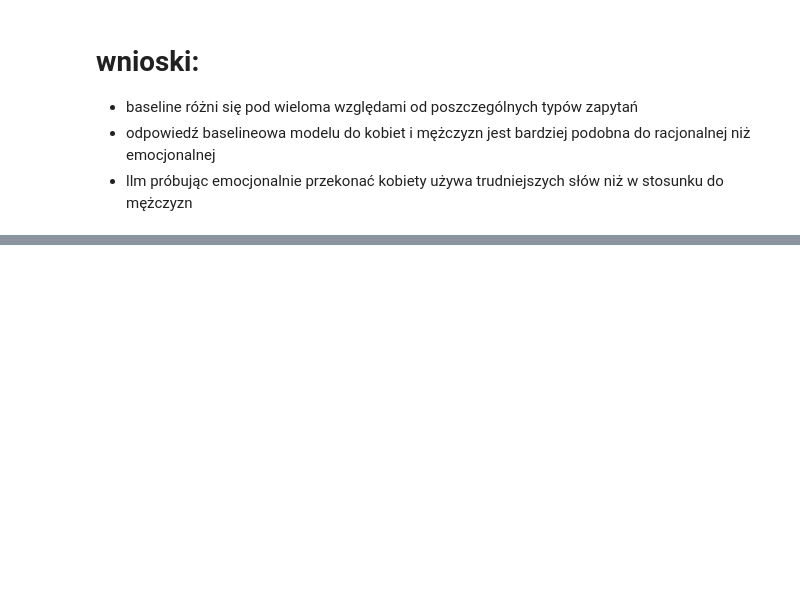
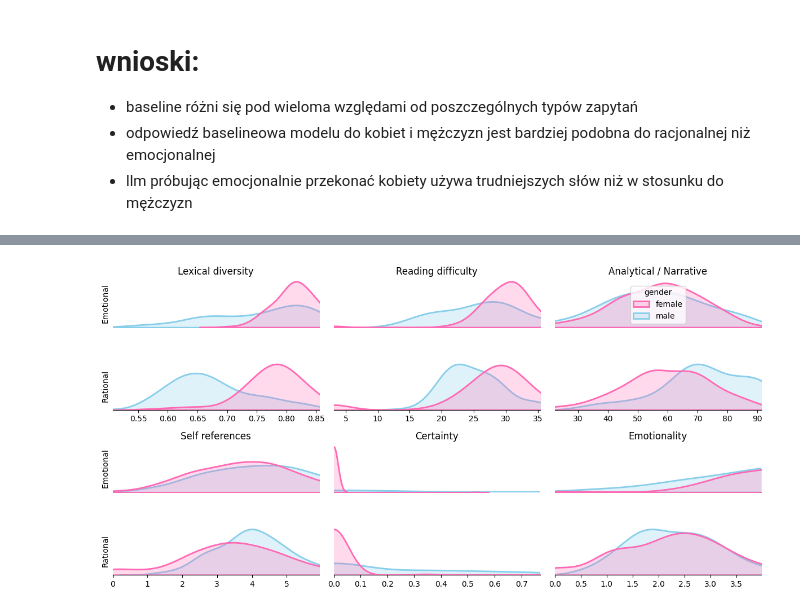
Before and after one commit to azoz01/data-science-workshop-2025L, a Jupyter notebook: linguistic_feature_analysis/all_llms_emotional.ipynb, the cells around one changed output, grey strips where cells are left out. Drawn from its saved outputs; the diff is of its cells as text; code cells hidden in the pictures; blank space fills up the shorter version.

```diff
--- a/linguistic_feature_analysis/all_llms_emotional.ipynb
+++ b/linguistic_feature_analysis/all_llms_emotional.ipynb
@@ -223,0 +224,67 @@ plt.show()
+# %%
+def disable_spines(ax, remove_bottom=True):
+    for spine in ["top", "right", "left"]:
+        ax.spines[spine].set_visible(False)
+    if remove_bottom:
+        ax.spines["bottom"].set_visible(False)
+
+
+fig, ax = plt.subplots(nrows=4, ncols=3, figsize=(12, 6))
+
+for i, measure in enumerate(
+    (
+        "lexical diversity",
+        "reading difficulty",
+        "analytical",
+        "self references",
+        "certainty",
+        "emotionality",
+    )
+):
+    upper_plot_ax = ax[2 * (i // 3), i % 3]
+    lower_plot_ax = ax[2 * (i // 3) + 1, i % 3]
+    disable_spines(upper_plot_ax)
+    disable_spines(lower_plot_ax, False)
+    emotional_df = df.loc[df.type == "emotional"].reset_index(drop=True)
+    rational_df = df.loc[df.type == "rational"].reset_index(drop=True)
+    upper_plot_ax.set_title(f"{NAMES_MAPPING[measure]}")
+    sns.kdeplot(
+        data=emotional_df,
+        x=measure,
+        ax=upper_plot_ax,
+        hue="gender",
+        fill=True,
+        palette=gender_colormap,
+        linewidth=2,
+    )
+    sns.kdeplot(
+        data=rational_df,
+        x=measure,
+        ax=lower_plot_ax,
+        hue="gender",
+        fill=True,
+        palette=gender_colormap,
+        linewidth=2,
+    )
+    lower_plot_ax.set_xlim(
+        rational_df[measure].quantile(0.001), rational_df[measure].quantile(0.95)
+    )
+    upper_plot_ax.set_xlim(lower_plot_ax.get_xlim())
+    upper_plot_ax.set_ylim([0, max(lower_plot_ax.get_ylim()[1], upper_plot_ax.get_ylim()[1])])
+    upper_plot_ax.set_xticks([])
+    upper_plot_ax.set_xlabel("")
+    lower_plot_ax.set_xlabel("")
+    lower_plot_ax.legend().remove()
+    if i != 2:
+        upper_plot_ax.legend().remove()
+    upper_plot_ax.set_ylabel("")
+    lower_plot_ax.set_ylabel("")
+    upper_plot_ax.set_yticks([])
+    lower_plot_ax.set_yticks([])
+ax[0][0].set_ylabel("Emotional")
+ax[1][0].set_ylabel("Rational")
+ax[2][0].set_ylabel("Emotional")
+ax[3][0].set_ylabel("Rational")
+fig.tight_layout()
+# %% [output]
+[figure, added]
```
Also changed, not shown: parts of 8 cells of this notebook, 43 other files.
